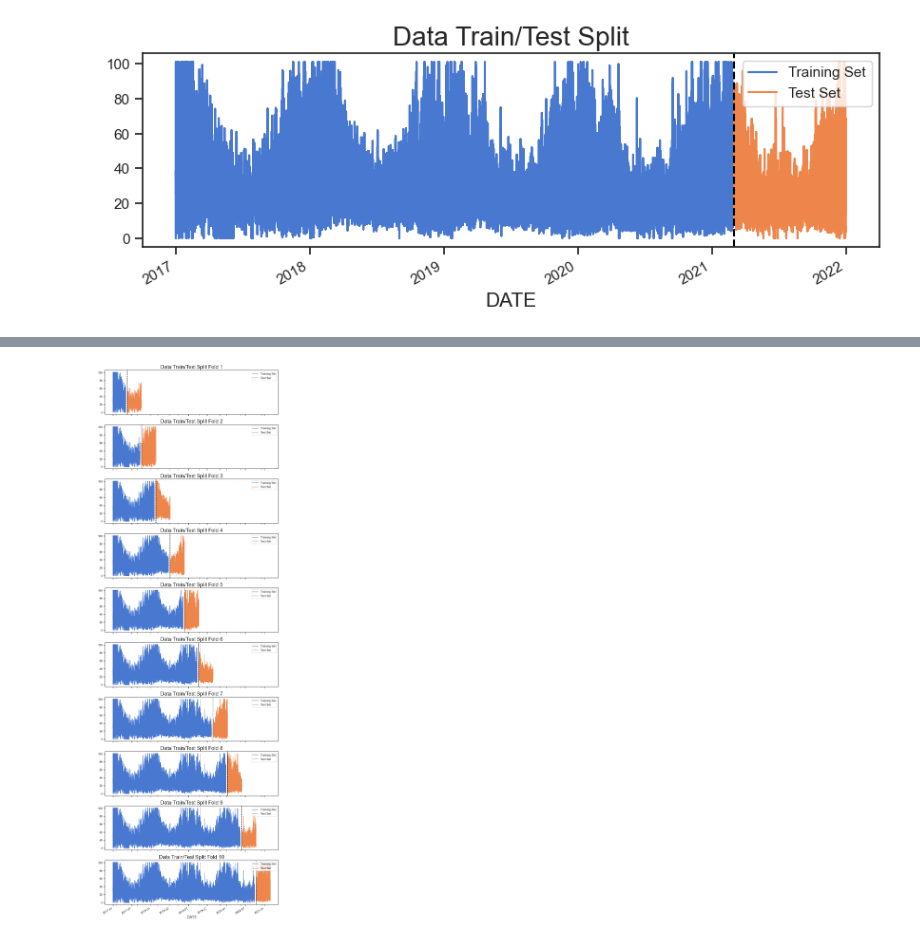
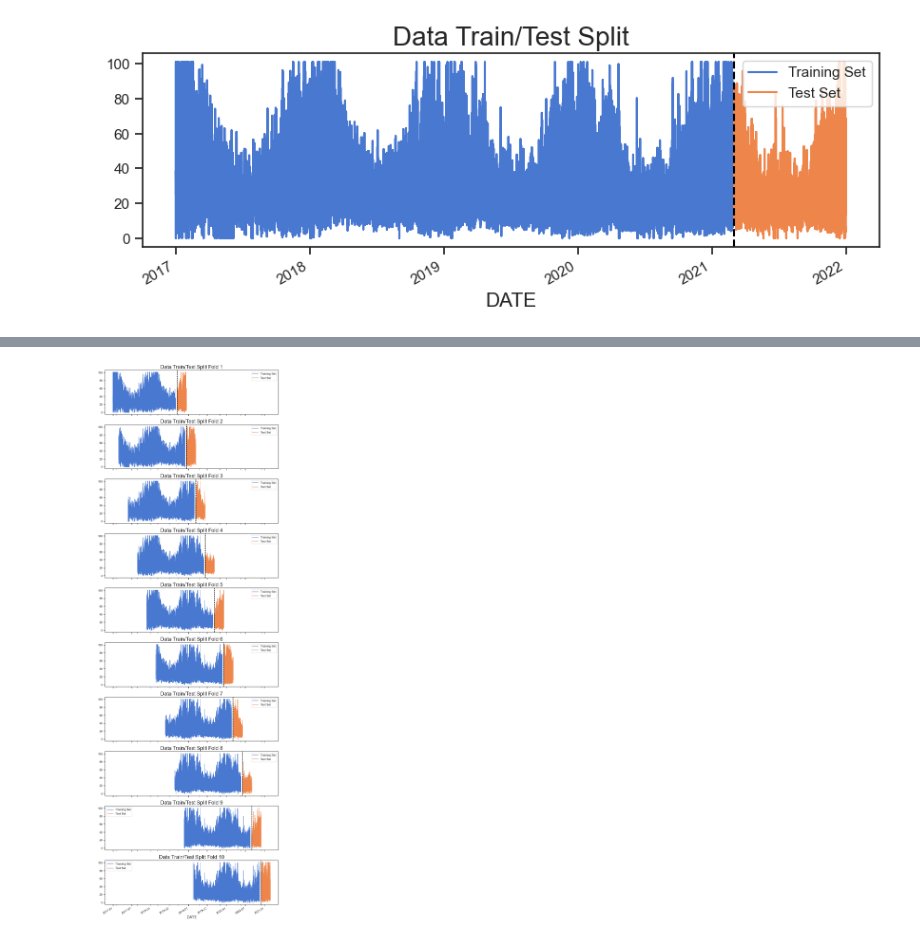
Before and after one commit to OmdenaAI/warsaw-poland-chapter-air-pollution, a Jupyter notebook: src/tasks/task-4-modeling/Joseph Antony_Modelling/1. BaseLine Model.ipynb, the cells around one changed output, grey strips where cells are left out. Cells and saved outputs as stored; diff of their text form; code cells hidden in the pictures.

Commit message:
latest update to model training - Joseph

```diff
--- a/src/tasks/task-4-modeling/Joseph Antony_Modelling/1. BaseLine Model.ipynb
+++ b/src/tasks/task-4-modeling/Joseph Antony_Modelling/1. BaseLine Model.ipynb
@@ -205,34 +207,34 @@ Pipeline Created!
 # %%
 #Visualizing how the cross validation will be done
 n_split = 10
 
-max_train_size=None
-test_size=None
+# max_train_size=None
+# test_size=None
 
-# max_train_size=198*544
-# test_size=198*60
+max_train_size=198*638
+test_size=198*90
 
 tss = TimeSeriesSplit(
     n_splits=n_split,
     max_train_size=max_train_size,
     test_size=test_size,
     gap=198*15
 )
 
 fig, axs = plt.subplots(n_split, 1, figsize=(10, n_split*3), sharex=True, tight_layout=True)
 
 fold = 0
 for train_idx, val_idx in tss.split(train):
     train_cv = train.iloc[train_idx]
     test_cv = train.iloc[val_idx]
 
     train_cv.plot(y='CAQI_idx', ax=axs[fold], label='Training Set',
                   title=f'Data Train/Test Split Fold {fold + 1}')
 
     test_cv.plot(y='CAQI_idx', ax=axs[fold], label='Test Set')
 
     axs[fold].axvline(test_cv.index.min(), color='black', ls='--')
 
     fold += 1
 # %% [output]
-[figure, old version]
+[figure, new version]
```
Also changed, not shown: parts of 20 cells of this notebook.
